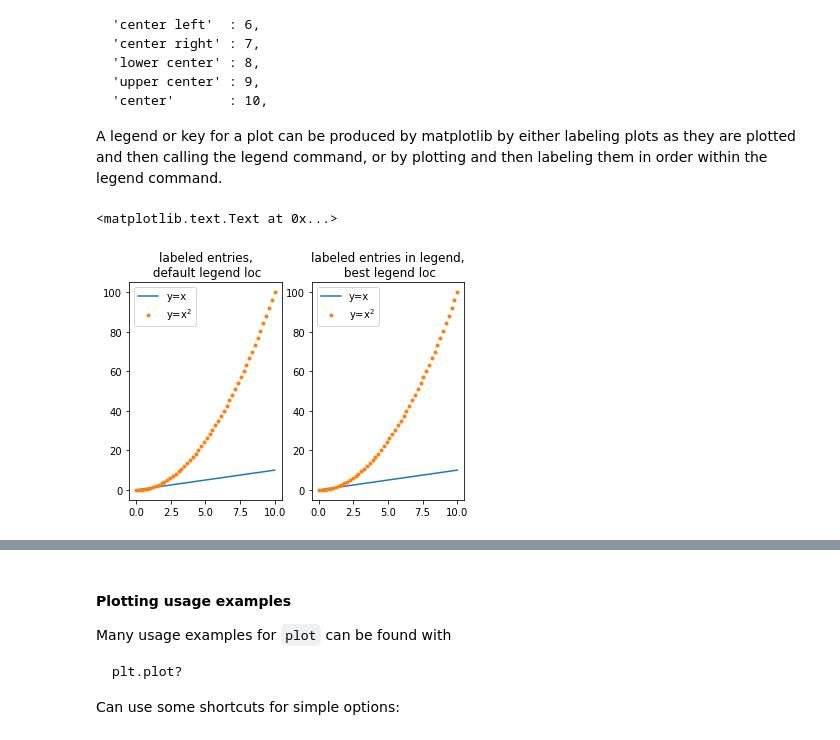
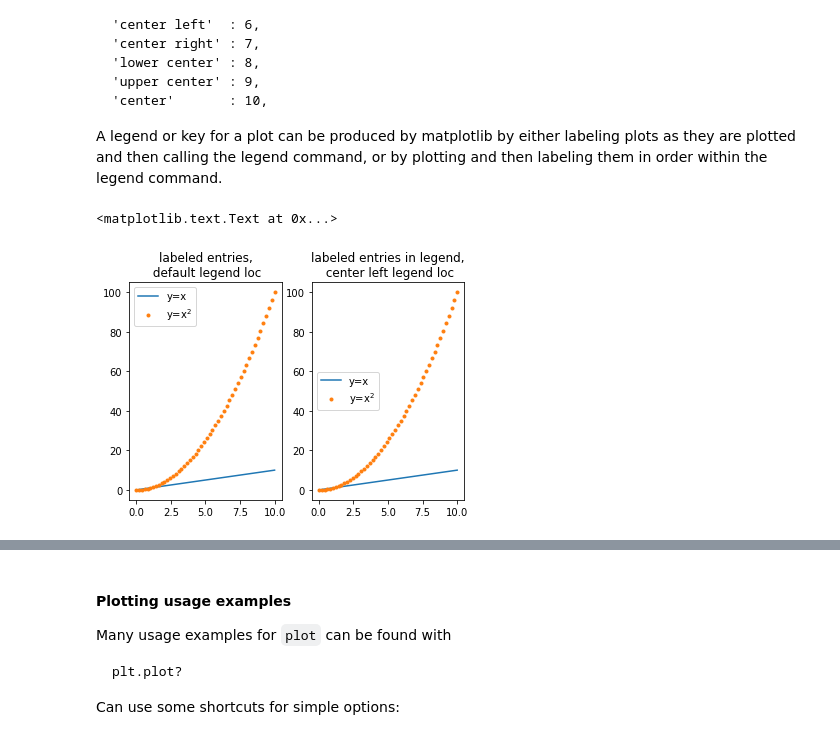
Before and after one commit to kthyng/python4geosciences, a Jupyter notebook: materials/3_matplotlib.ipynb, the cells around one changed output, grey strips where cells are left out. Cells and saved outputs as stored; diff of their text form; code cells hidden in the pictures.

```diff
--- a/materials/3_matplotlib.ipynb
+++ b/materials/3_matplotlib.ipynb
@@ -340,24 +341,24 @@ A legend or key for a plot can be produced by matplotlib by either labeling plot
 # %%
 x = np.linspace(0, 10)
 
 fig = plt.figure()
 
 # Labeled plots as they were plotted
 ax1 = fig.add_subplot(121)
 ax1.plot(x, x, label='y=x')
 ax1.plot(x, x**2, '.', label='y=x$^2$')
 ax1.legend()
 ax1.set_title('labeled entries,\n default legend loc')
 
-# Chose "best" location for legend and labeled plots in the legend in order of plotting
+# Chose specific location for legend and labeled plots in the legend in order of plotting
 ax2 = fig.add_subplot(122)
 ax2.plot(x, x)
 ax2.plot(x, x**2, '.')
-ax2.legend(('y=x', 'y=x$^2$'), loc='best')
-ax2.set_title('labeled entries in legend,\n best legend loc')
+ax2.legend(('y=x', 'y=x$^2$'), loc='center left')
+ax2.set_title('labeled entries in legend,\n center left legend loc')
 # %% [output]
 <matplotlib.text.Text at 0x...>
-[figure, old version]
+[figure, new version]
 # %% [markdown]
 ### Plotting inputs
 
```
Also changed, not shown: parts of 33 cells of this notebook.
